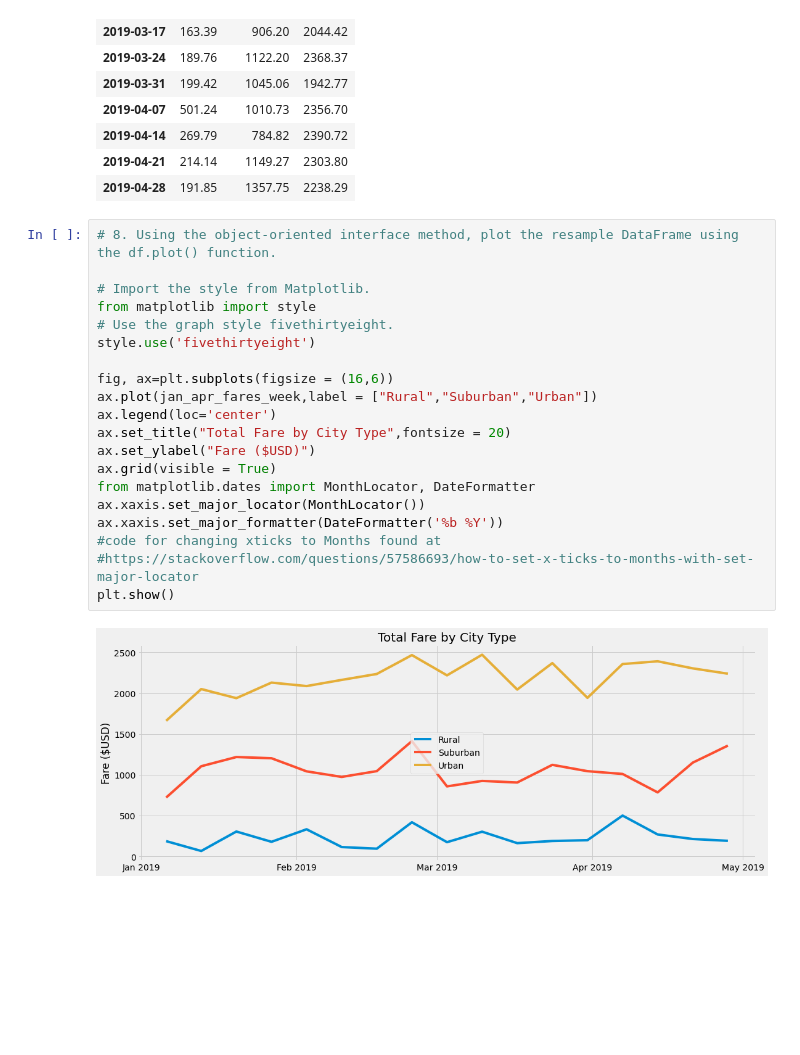
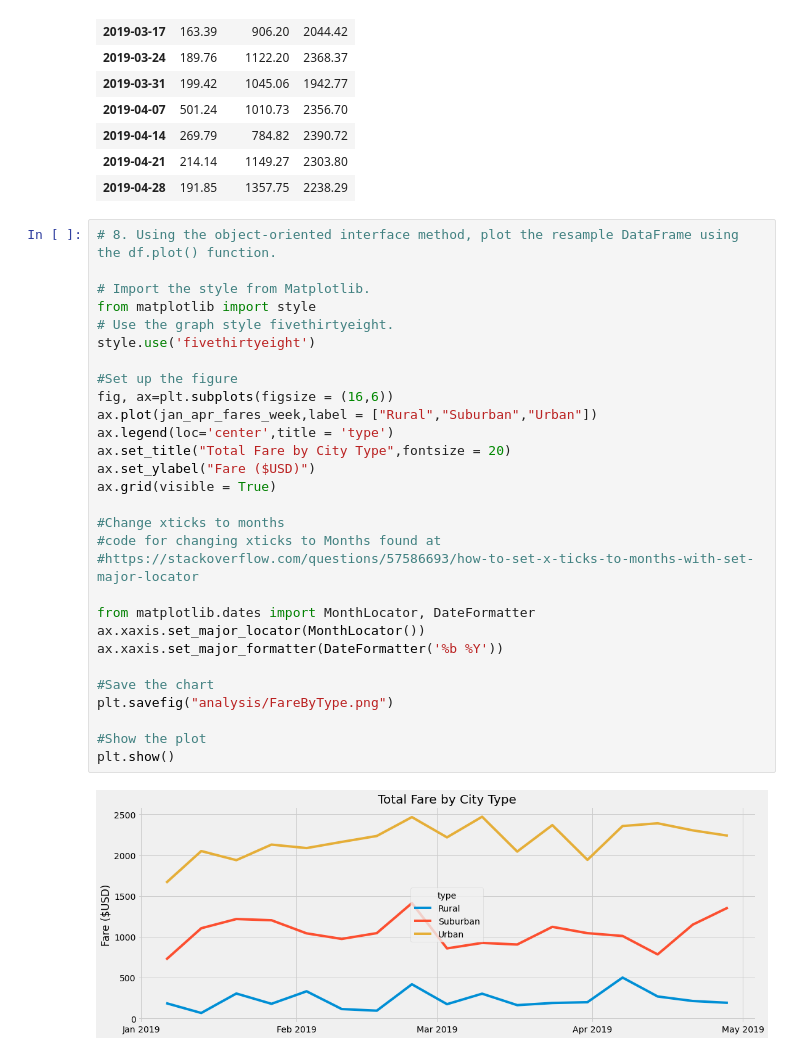
Before and after one commit to mgsrichard/PyBer_Analysis, a Jupyter notebook: PyBer_Challenge.ipynb, the cells around one changed output. Drawn from its saved outputs; the diff is of its cells as text; blank space fills up the shorter version.

Commit message:
Final chart saved in analysis

```diff
--- a/PyBer_Challenge.ipynb
+++ b/PyBer_Challenge.ipynb
@@ -274,22 +276,31 @@ jan_apr_fares_week
 # %%
 # 8. Using the object-oriented interface method, plot the resample DataFrame using the df.plot() function.
 
 # Import the style from Matplotlib.
 from matplotlib import style
 # Use the graph style fivethirtyeight.
 style.use('fivethirtyeight')
 
+#Set up the figure
 fig, ax=plt.subplots(figsize = (16,6))
 ax.plot(jan_apr_fares_week,label = ["Rural","Suburban","Urban"])
-ax.legend(loc='center')
+ax.legend(loc='center',title = 'type')
 ax.set_title("Total Fare by City Type",fontsize = 20)
 ax.set_ylabel("Fare ($USD)")
 ax.grid(visible = True)
+
+#Change xticks to months
+#code for changing xticks to Months found at
+#https://stackoverflow.com/questions/57586693/how-to-set-x-ticks-to-months-with-set-major-locator
+
 from matplotlib.dates import MonthLocator, DateFormatter
 ax.xaxis.set_major_locator(MonthLocator())
 ax.xaxis.set_major_formatter(DateFormatter('%b %Y'))
-#code for changing xticks to Months found at
-#https://stackoverflow.com/questions/57586693/how-to-set-x-ticks-to-months-with-set-major-locator
+
+#Save the chart
+plt.savefig("analysis/FareByType.png")
+
+#Show the plot
 plt.show()
 # %% [output]
-[figure, old version]
+[figure, new version]
```
Also changed, not shown: parts of 4 cells of this notebook, 1 other file.
